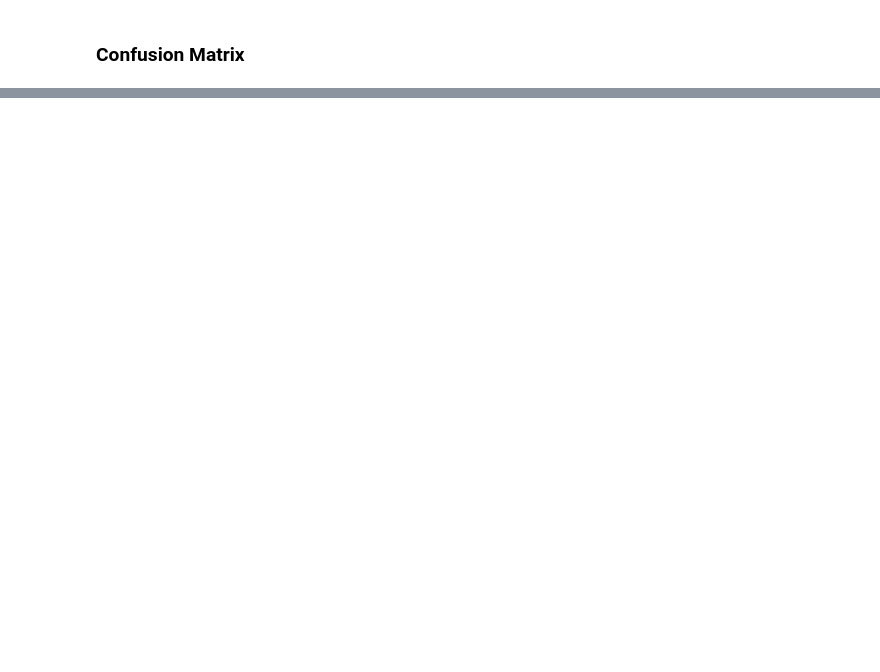
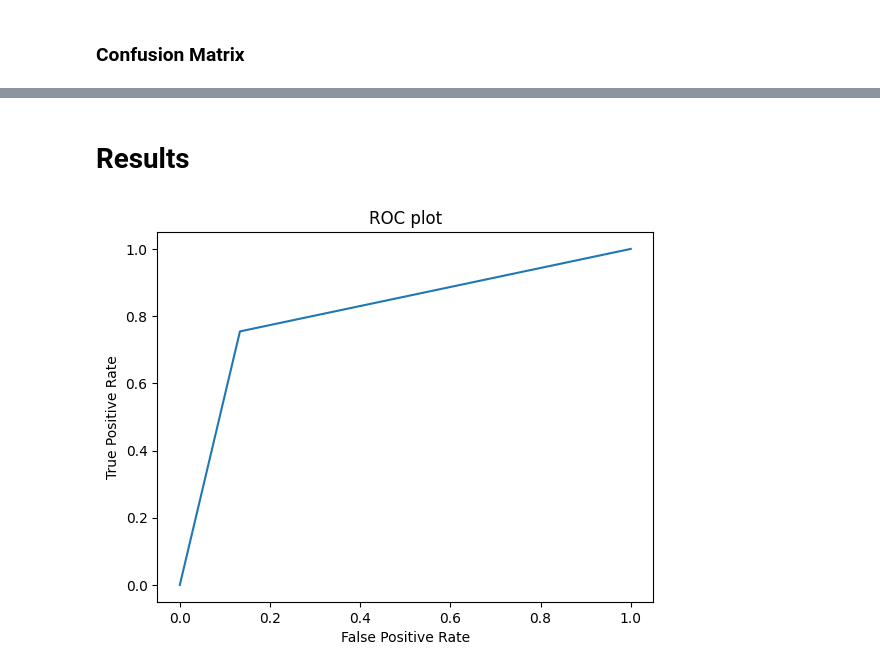
Before and after one commit to relew/NLP, a Jupyter notebook: Disaster_detection/NLP_first.ipynb, the cells around one changed output, grey strips where cells are left out. Cells and saved outputs as stored; diff of their text form; code cells hidden in the pictures; blank space fills up the shorter version.

Commit message:
first results

```diff
--- a/Disaster_detection/NLP_first.ipynb
+++ b/Disaster_detection/NLP_first.ipynb
@@ -587,0 +602,5 @@ f"Score is :{round(accuracy_score(test_y, pred)*100)}%"
+# %%
+from xgboost import XGBClassifier
+xgb = XGBClassifier(n_estimators=50)
+
+xgb.fit(train_x, train_y)
@@ -587,0 +618,12 @@ f"Score is :{round(accuracy_score(test_y, pred)*100)}%"
+# %% [markdown]
+# Results
+# %%
+from sklearn.metrics import roc_curve, accuracy_score, confusion_matrix, ConfusionMatrixDisplay
+fpr, tpr, _ = roc_curve(val_y, xgb.predict(val_x) , pos_label=1)
+plt.plot(fpr,tpr)
+plt.title("ROC plot")
+plt.ylabel('True Positive Rate')
+plt.xlabel('False Positive Rate')
+plt.show()
+# %% [output]
+[figure, added]
```
Also changed, not shown: parts of 35 cells of this notebook, 10 other files.
